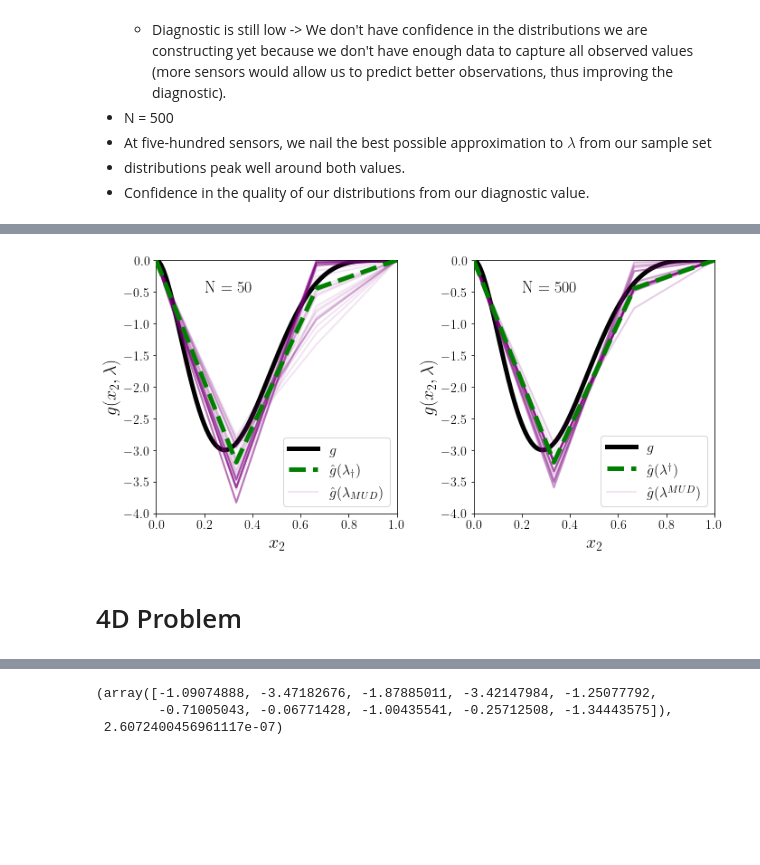
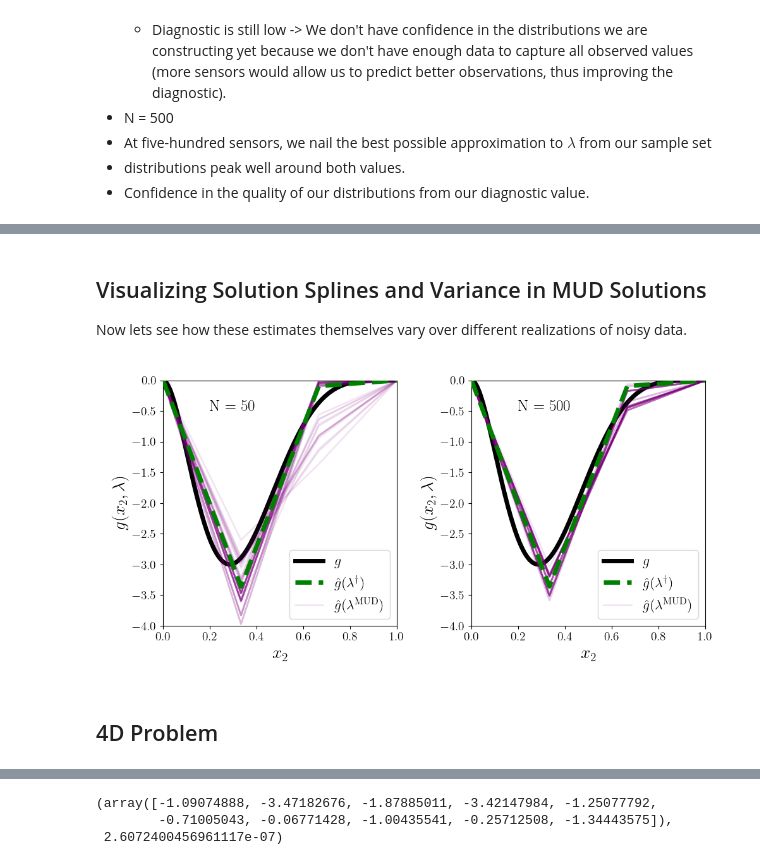
Before and after one commit to mathematicalmichael/mud, a Jupyter notebook: notebooks/Poisson.ipynb, the cells around one changed output, grey strips where cells are left out. Drawn from its saved outputs; the diff is of its cells as text; code cells hidden in the pictures; blank space fills up the shorter version.

```diff
--- a/notebooks/Poisson.ipynb
+++ b/notebooks/Poisson.ipynb
@@ -223,0 +246,3 @@ def plot_solution_spline(lam, aff=1000, plot_true=True, ax=None, **kwargs):
+# %%
+closest = res["x"]
+closest
@@ -224,5 +255,5 @@ def plot_solution_spline(lam, aff=1000, plot_true=True, ax=None, **kwargs):
 # %%
-df = "poisson_prob"
+df = "poisson_datasets/poisson_prob"
 # %%
 # Decent results from 11, 21
 raw_data, poisson_prob = load_poisson_prob(df, std_dev=0.05, seed=21)
@@ -234,3 +264,0 @@ sorted_order = np.lexsort((raw_data['sensors'][:,1],raw_data['sensors'][:,0]))
-# %%
-closest = poisson_prob.get_closest_to_true_vals()
-closest
@@ -426,9 +348,8 @@ fig = plt.figure(figsize=(9, 4))
 for i in range(num_components):
     ax = fig.add_subplot(1, 2, i + 1)
     mud_prob.plot_params_2d(ax=ax, y=i, contours=True, colorbar=True)
-    if i == 1: ax.set_ylabel("")
+    if i == 1:
+        ax.set_ylabel("")
 
-save_figure(
-    "learned_qoi", ".", close_fig=False, dpi=500, bbox_inches="tight"
-)
+save_figure("learned_qoi", ".", close_fig=False, dpi=resolution, bbox_inches="tight")
 # %% [output]
@@ -630,3 +644,7 @@ Now lets see how these estimates themselves vary over different realizations of
+# %% [markdown]
+## Visualizing Solution Splines and Variance in MUD Solutions
+
+Now lets see how these estimates themselves vary over different realizations of noisy data.
 # %%
 num_trials = 50
 
@@ -645,41 +663,53 @@ plot_solution_spline(
 
 for i in range(num_trials):
     poisson_prob.measurements_from_reference(std_dev=0.05)
     mud_prob = poisson_prob.mud_problem(
         method="pca", num_components=2, sensors_idx=order[0:num_sensors]
     )
     mud_pt = mud_prob.estimate()
-    ax = plot_solution_spline(mud_pt, plot_true=False, ax=ax, label='$\lambda_{MUD}$', color='purple', alpha=0.1)
+    ax = plot_solution_spline(
+        mud_pt,
+        plot_true=False,
+        ax=ax,
+        label="$\lambda_\\text{MUD}$",
+        color="purple",
+        alpha=0.1,
+    )
 ax.text(0.2, -0.5, f"N = {num_sensors}", fontsize=18)
-ax.legend(["$g$", "$\\hat{g}(\lambda_\dagger)$", "$\\hat{g}(\lambda_{MUD})$"])
+ax.legend(["$g$", "$\\hat{g}(\lambda^\dagger)$", "$\\hat{g}(\lambda^\\text{MUD})$"])
 
 
 ax = fig.add_subplot(1, 2, 2)
 num_sensors = 500
 plot_solution_spline(
     closest,
     ax=ax,
     lw=5,
     c="green",
     ls="--",
     zorder=50,
 )
 for i in range(num_trials):
     poisson_prob.measurements_from_reference(std_dev=0.05)
     mud_prob = poisson_prob.mud_problem(
         method="pca", num_components=2, sensors_idx=order[0:num_sensors]
     )
     mud_pt = mud_prob.estimate()
-    ax = plot_solution_spline(mud_pt, plot_true=False, ax=ax, label='$\lambda_{MUD}$', color='purple', alpha=0.1)
+    ax = plot_solution_spline(
+        mud_pt,
+        plot_true=False,
+        ax=ax,
+        label="$\lambda_\\text{MUD}$",
+        color="purple",
+        alpha=0.1,
+    )
 ax.text(0.2, -0.5, f"N = {num_sensors}", fontsize=18)
-ax.legend(["$g$", "$\\hat{g}(\lambda^\dagger)$", "$\\hat{g}(\lambda^{MUD})$"])
+ax.legend(["$g$", "$\\hat{g}(\lambda^\dagger)$", "$\\hat{g}(\lambda^\\text{MUD})$"])
 _ = fig.tight_layout()
 
-save_figure(
-    "pde_mud_variance", save_dir, close_fig=False, dpi=500, bbox_inches="tight"
-)
+save_figure("pde_mud_variance", save_dir, close_fig=False, dpi=500, bbox_inches="tight")
 # %% [output]
-[figure, old version]
+[figure, new version]
-# %% [markdown]
-# 4D Problem
+# %% [markdown]
+## 4D Problem
 # %%
```
Also changed, not shown: parts of 53 cells of this notebook, 30 other files.
